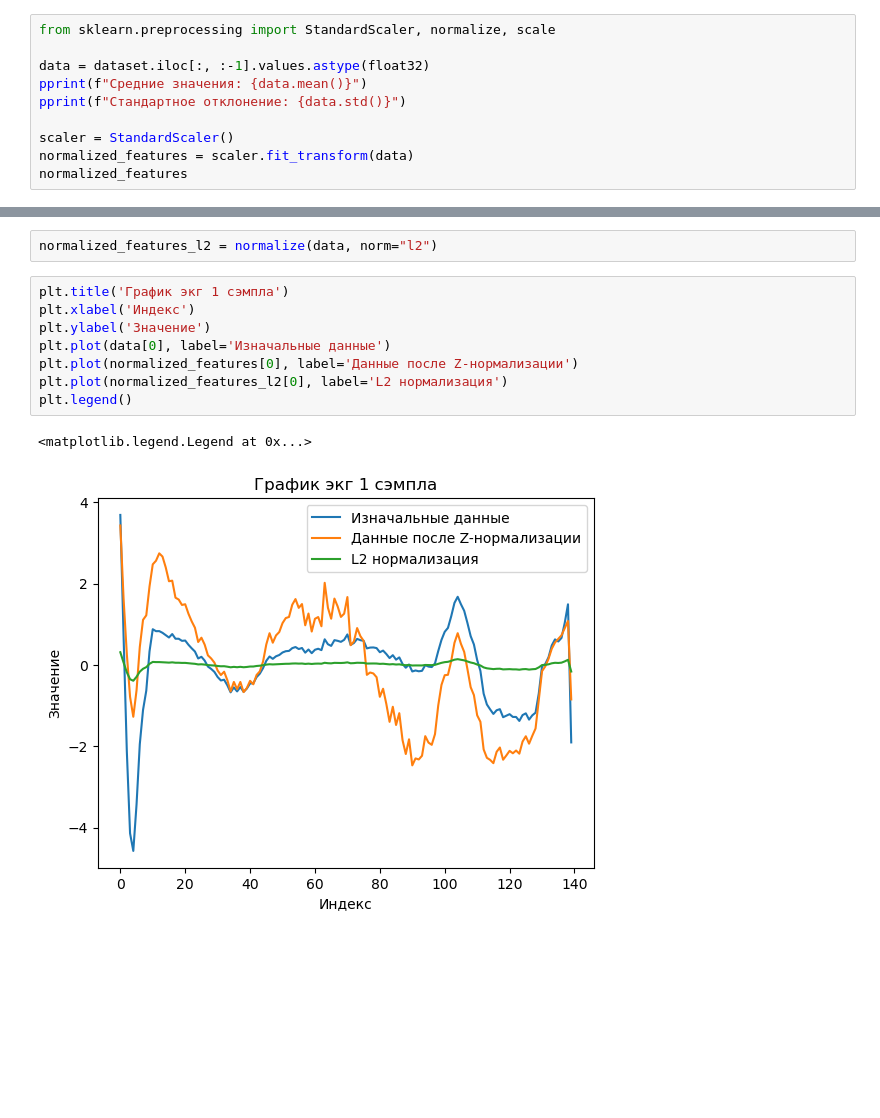
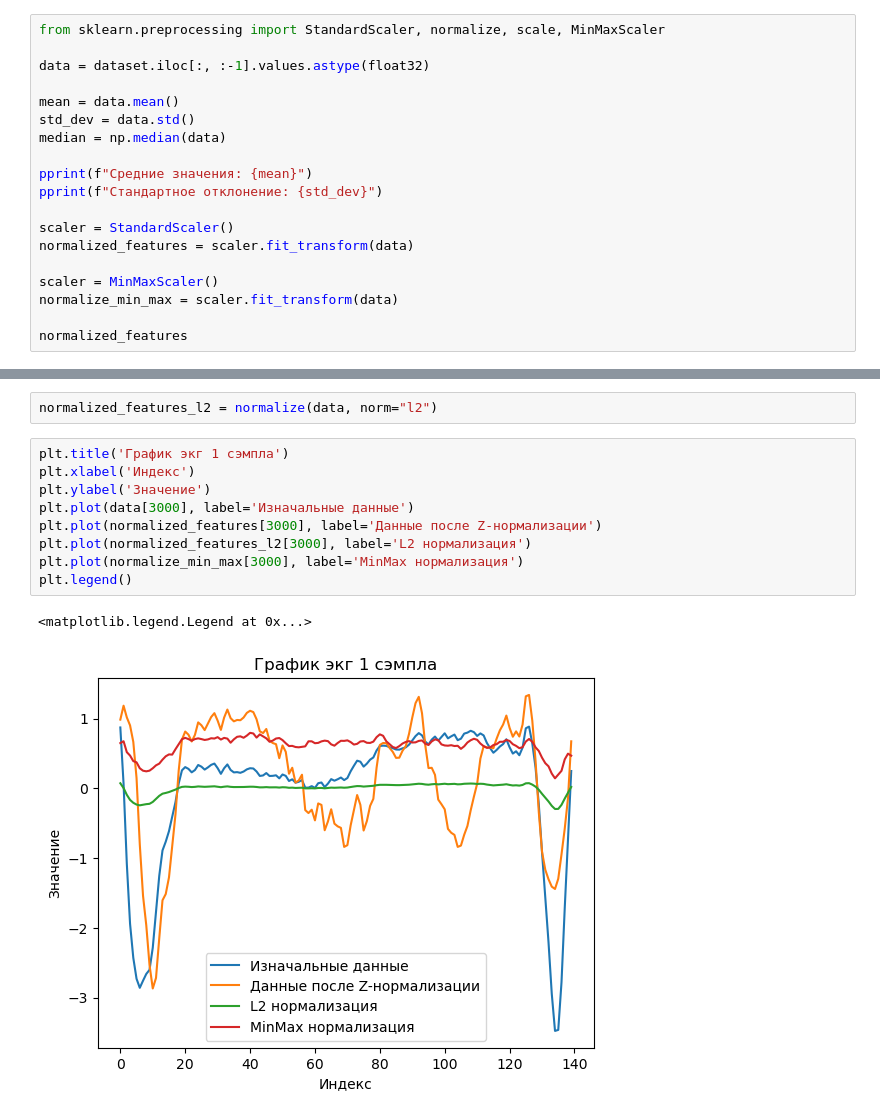
Before and after one commit to GoreevArtem/ecg, a Jupyter notebook: ECG 5000.ipynb, the cells around one changed output, grey strips where cells are left out. Saved outputs shown, nothing was run; the diff lists cells and outputs as text; blank space fills up the shorter version.

```diff
--- a/ECG 5000.ipynb
+++ b/ECG 5000.ipynb
@@ -134,14 +181,23 @@ normal
 
 <b>Z-оценка (Z-score)</b> - это один из методов нормализации данных, который приводит значения признаков к стандартному нормальному распределению со средним значением 0 и стандартным отклонением 1. Этот метод полезен, когда данные имеют разные масштабы или когда распределение данных неизвестно.
 # %%
-from sklearn.preprocessing import StandardScaler, normalize, scale
+from sklearn.preprocessing import StandardScaler, normalize, scale, MinMaxScaler
 
 data = dataset.iloc[:, :-1].values.astype(float32)
-pprint(f"Средние значения: {data.mean()}")
-pprint(f"Стандартное отклонение: {data.std()}")
+
+mean = data.mean()
+std_dev = data.std()
+median = np.median(data)
+
+pprint(f"Средние значения: {mean}")
+pprint(f"Стандартное отклонение: {std_dev}")
 
 scaler = StandardScaler()
 normalized_features = scaler.fit_transform(data)
+
+scaler = MinMaxScaler()
+normalize_min_max = scaler.fit_transform(data)
+
 normalized_features
 # %% [output]
 'Средние значения: -1.2207030941624453e-08'
@@ -166,11 +231,12 @@ normalized_features_l2 = normalize(data, norm="l2")
 # %%
 plt.title('График экг 1 сэмпла')
 plt.xlabel('Индекс')
 plt.ylabel('Значение')
-plt.plot(data[0], label='Изначальные данные')
-plt.plot(normalized_features[0], label='Данные после Z-нормализации')
-plt.plot(normalized_features_l2[0], label='L2 нормализация')
+plt.plot(data[3000], label='Изначальные данные')
+plt.plot(normalized_features[3000], label='Данные после Z-нормализации')
+plt.plot(normalized_features_l2[3000], label='L2 нормализация')
+plt.plot(normalize_min_max[3000], label='MinMax нормализация')
 plt.legend()
 # %% [output]
 <matplotlib.legend.Legend at 0x...>
-[figure, old version]
+[figure, new version]
```
Also changed, not shown: parts of 10 cells of this notebook.
